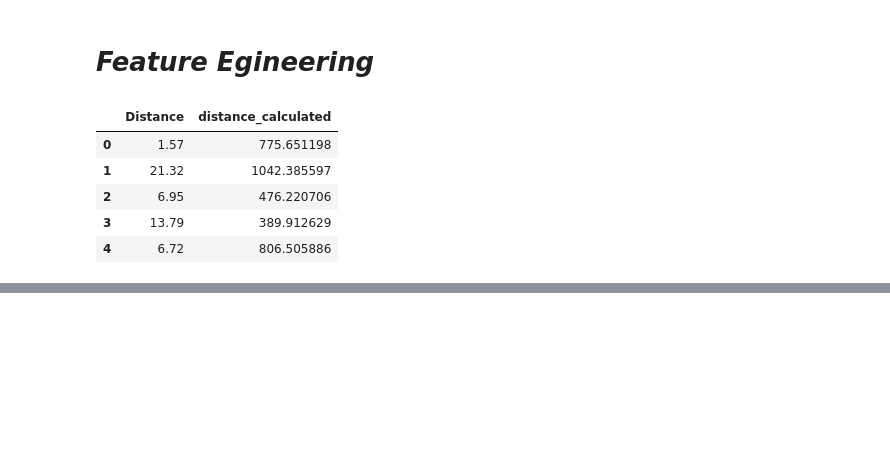
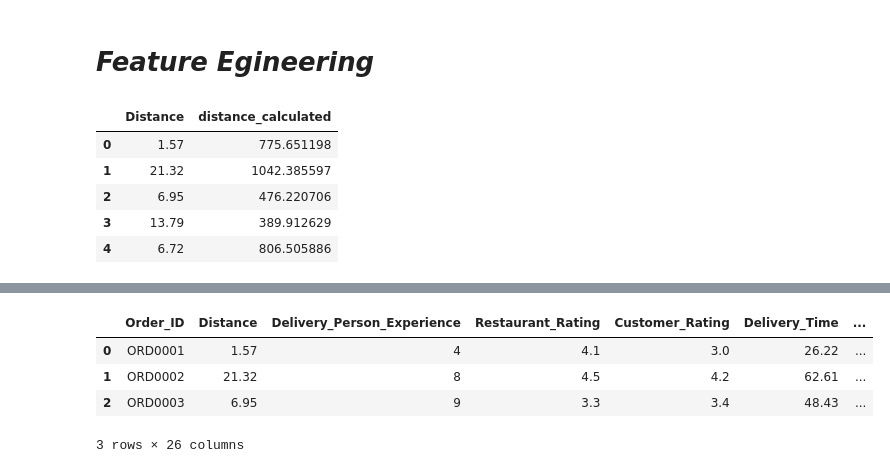
Before and after one commit to vasi2904k/Food-Delivery-Time-Prediction, a Jupyter notebook: notebook/01_data_preprocessing.ipynb, the cells around one changed output, grey strips where cells are left out. Cells and saved outputs as stored; diff of their text form; code cells hidden in the pictures; blank space fills up the shorter version.

```diff
--- a/notebook/01_data_preprocessing.ipynb
+++ b/notebook/01_data_preprocessing.ipynb
@@ -253,0 +278,8 @@ df[['Distance', 'distance_calculated']].head()
+# %%
+df.head(3)
+# %% [output]
+|  | Order_ID | Distance | Delivery_Person_Experience | Restaurant_Rating | Customer_Rating | Delivery_Time | ... |
+| 0 | ORD0001 | 1.57 | 4 | 4.1 | 3.0 | 26.22 | ... |
+| 1 | ORD0002 | 21.32 | 8 | 4.5 | 4.2 | 62.61 | ... |
+| 2 | ORD0003 | 6.95 | 9 | 3.3 | 3.4 | 48.43 | ... |
+3 rows × 26 columns
```
Also changed, not shown: parts of 9 cells of this notebook, 3 other files.
